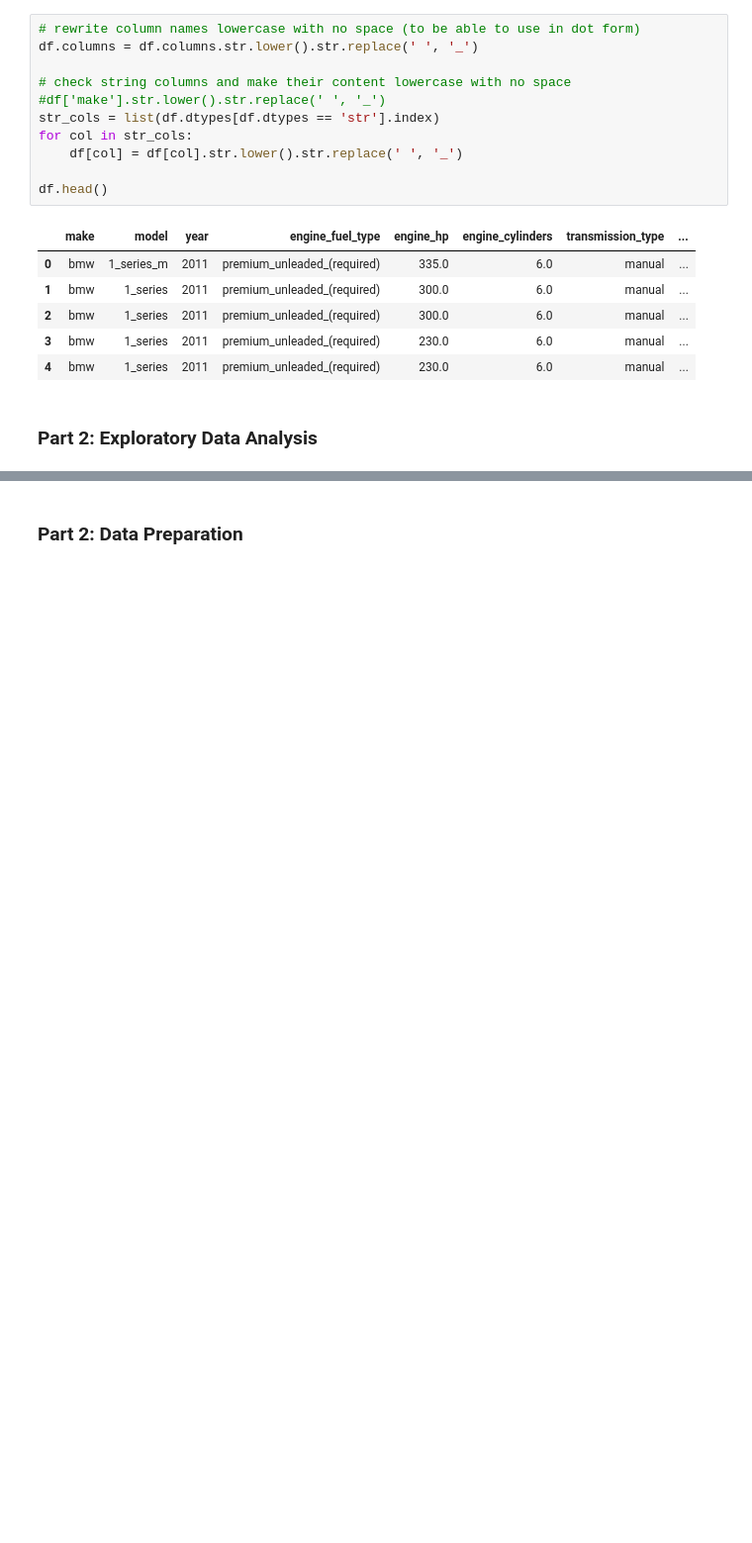
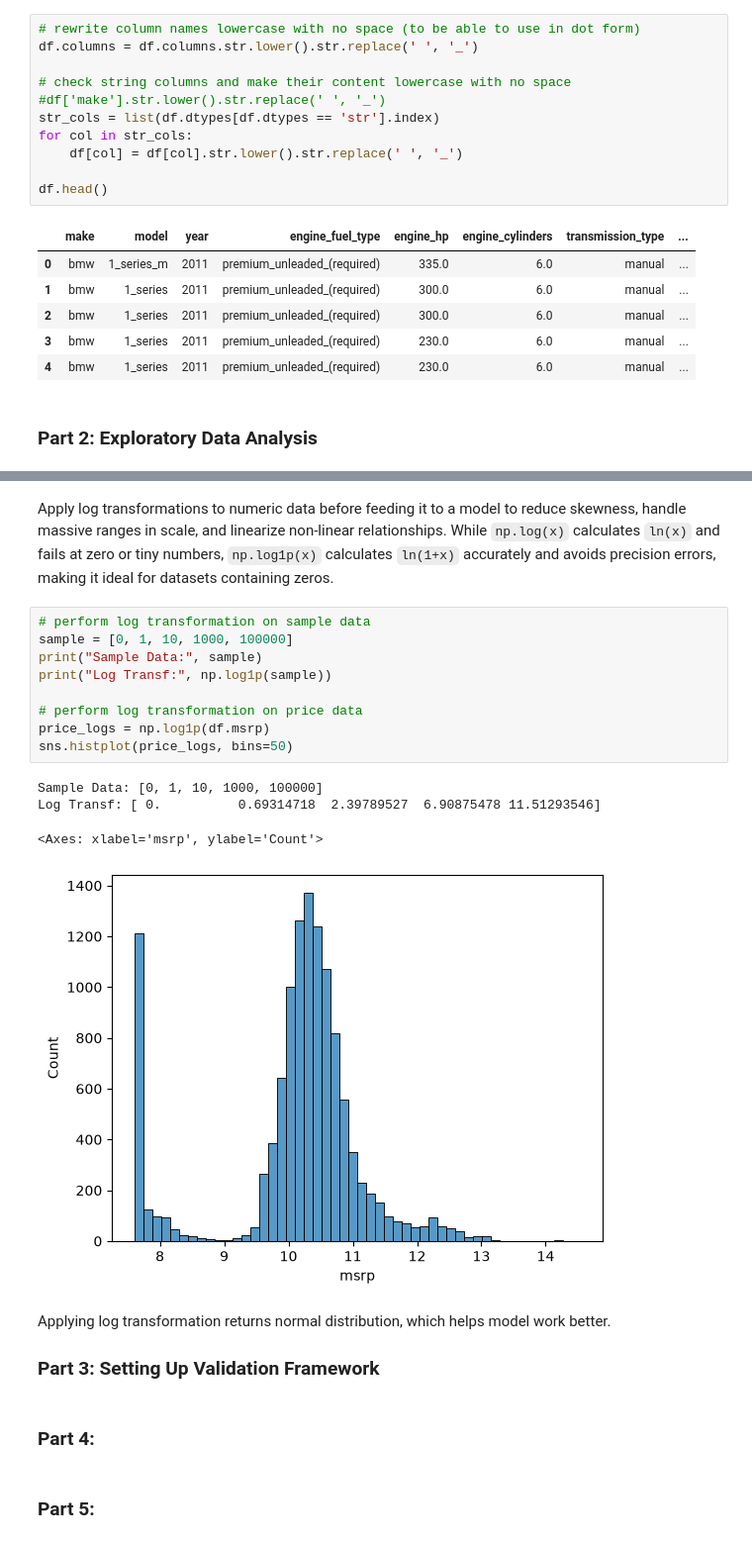
Before and after one commit to besteekmen/ML-ZoomCamp-Outputs, a Jupyter notebook: module2_regression/module2.ipynb, the cells around one changed output, grey strips where cells are left out. Shown at 99% size. Drawn from its saved outputs; the diff is of its cells as text; blank space fills up the shorter version.

Commit message:
part 2 completed

```diff
--- a/module2_regression/module2.ipynb
+++ b/module2_regression/module2.ipynb
@@ -75,2 +139,24 @@ df.head()
+# %% [markdown]
+Apply log transformations to numeric data before feeding it to a model to reduce skewness, handle massive ranges in scale, and linearize non-linear relationships. While `np.log(x)` calculates `ln(x)` and fails at zero or tiny numbers, `np.log1p(x)` calculates `ln(1+x)` accurately and avoids precision errors, making it ideal for datasets containing zeros.
+# %%
+# perform log transformation on sample data
+sample = [0, 1, 10, 1000, 100000]
+print("Sample Data:", sample)
+print("Log Transf:", np.log1p(sample))
+
+# perform log transformation on price data
+price_logs = np.log1p(df.msrp)
+sns.histplot(price_logs, bins=50)
+# %% [output]
+Sample Data: [0, 1, 10, 1000, 100000]
+Log Transf: [ 0.          0.69314718  2.39789527  6.90875478 11.51293546]
+<Axes: xlabel='msrp', ylabel='Count'>
+[figure, added]
 # %% [markdown]
-### Part 2: Data Preparation
+Applying log transformation returns normal distribution, which helps model work better.
+
+### Part 3: Setting Up Validation Framework
+# %% [markdown]
+### Part 4:
+# %% [markdown]
+### Part 5:
```
Also changed, not shown: parts of 4 cells of this notebook.
